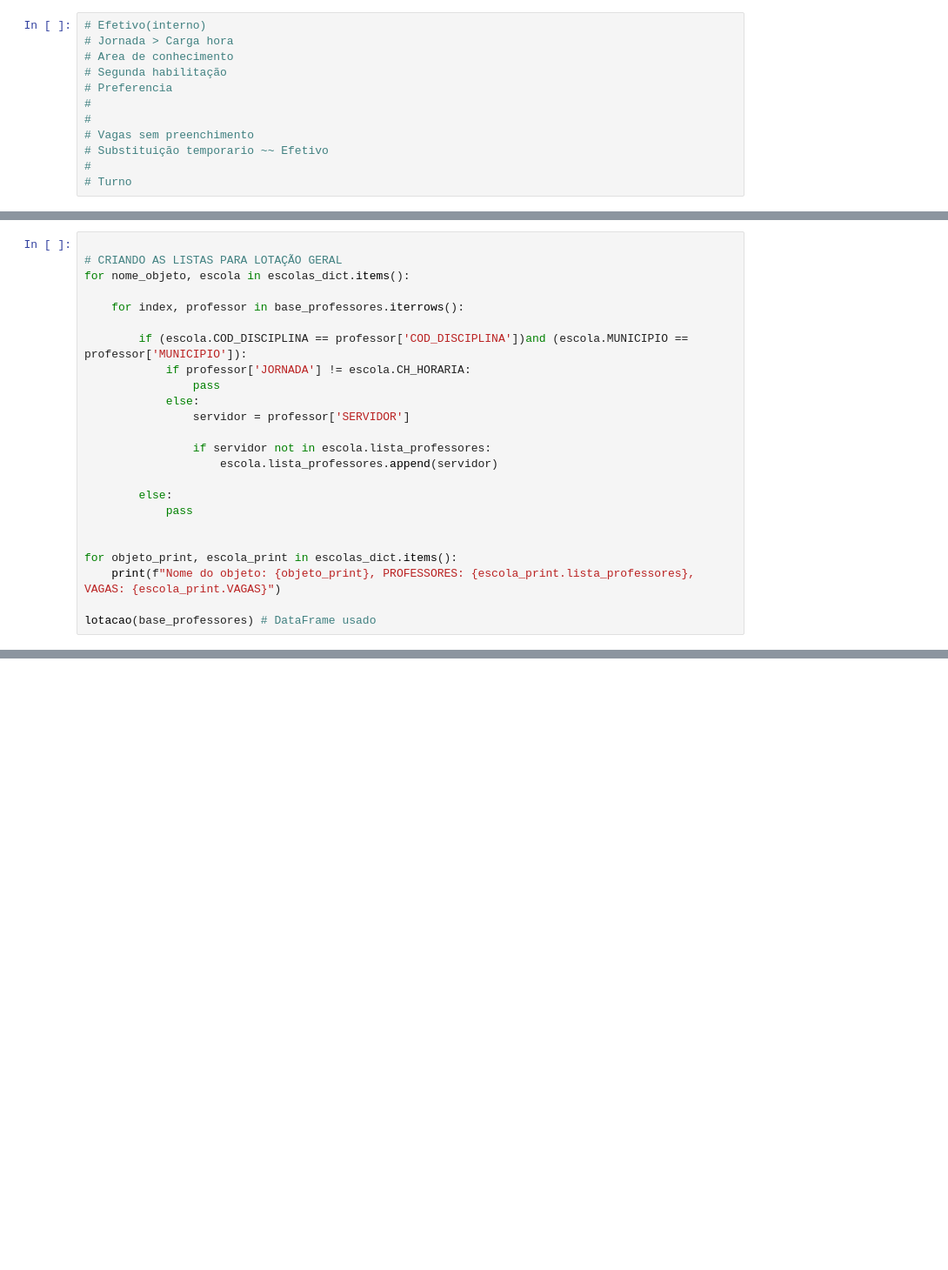
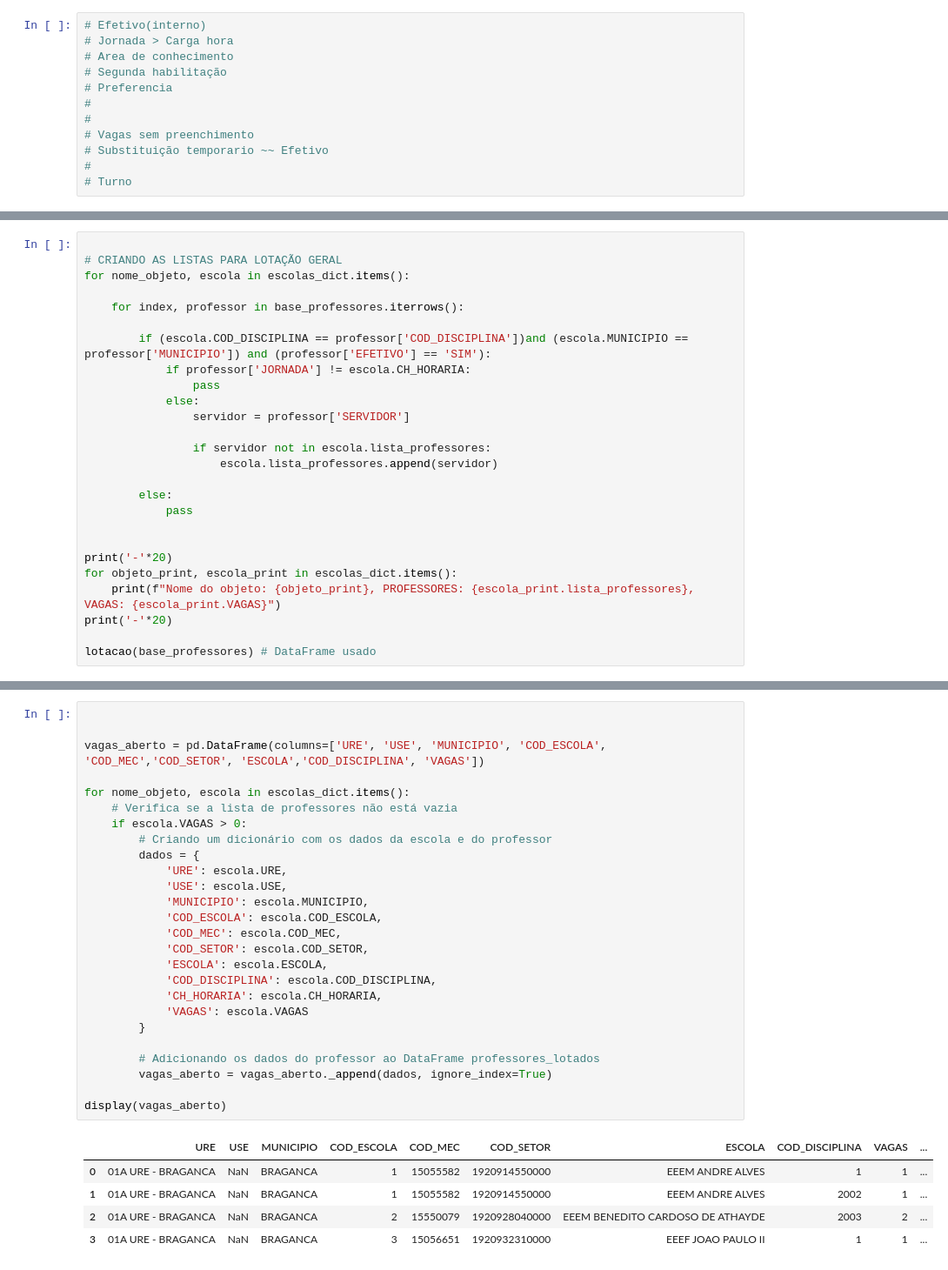
Before and after one commit to LH-Carreira/Algoritmo-lotacao, a Jupyter notebook: 02.ipynb, the cells around one changed output, grey strips where cells are left out. Shown at 87% size. Cells and saved outputs as stored; diff of their text form; blank space fills up the shorter version.

```diff
--- a/02.ipynb
+++ b/02.ipynb
@@ -369,7 +435,7 @@ for nome_objeto, escola in escolas_dict.items():
 
     for index, professor in base_professores.iterrows():
 
-        if (escola.COD_DISCIPLINA == professor['COD_DISCIPLINA'])and (escola.MUNICIPIO == professor['MUNICIPIO']):
+        if (escola.COD_DISCIPLINA == professor['COD_DISCIPLINA'])and (escola.MUNICIPIO == professor['MUNICIPIO']) and (professor['EFETIVO'] == 'SIM'):
             if professor['JORNADA'] != escola.CH_HORARIA:
                 pass
             else:
@@ -382,8 +448,10 @@ for nome_objeto, escola in escolas_dict.items():
             pass
 
 
+print('-'*20)
 for objeto_print, escola_print in escolas_dict.items():
     print(f"Nome do objeto: {objeto_print}, PROFESSORES: {escola_print.lista_professores}, VAGAS: {escola_print.VAGAS}")
+print('-'*20)
 
 lotacao(base_professores) # DataFrame usado
 # %% [output]
@@ -405,3 +499,35 @@ Nome do objeto: escola_5_2003_40, PROFESSORES: ['Professor 18', 'Professor 15',
+# %%
+
+
+vagas_aberto = pd.DataFrame(columns=['URE', 'USE', 'MUNICIPIO', 'COD_ESCOLA', 'COD_MEC','COD_SETOR', 'ESCOLA','COD_DISCIPLINA', 'VAGAS'])
+
+for nome_objeto, escola in escolas_dict.items():
+    # Verifica se a lista de professores não está vazia
+    if escola.VAGAS > 0:
+        # Criando um dicionário com os dados da escola e do professor
+        dados = {
+            'URE': escola.URE,
+            'USE': escola.USE,
+            'MUNICIPIO': escola.MUNICIPIO,
+            'COD_ESCOLA': escola.COD_ESCOLA,
+            'COD_MEC': escola.COD_MEC,
+            'COD_SETOR': escola.COD_SETOR,
+            'ESCOLA': escola.ESCOLA,
+            'COD_DISCIPLINA': escola.COD_DISCIPLINA,
+            'CH_HORARIA': escola.CH_HORARIA,
+            'VAGAS': escola.VAGAS
+        }
+
+        # Adicionando os dados do professor ao DataFrame professores_lotados
+        vagas_aberto = vagas_aberto._append(dados, ignore_index=True)
+
+display(vagas_aberto)
+# %% [output]
+|  | URE | USE | MUNICIPIO | COD_ESCOLA | COD_MEC | COD_SETOR | ESCOLA | COD_DISCIPLINA | VAGAS | ... |
+| 0 | 01A URE - BRAGANCA | NaN | BRAGANCA | 1 | 15055582 | 1920914550000 | EEEM ANDRE ALVES | 1 | 1 | ... |
+| 1 | 01A URE - BRAGANCA | NaN | BRAGANCA | 1 | 15055582 | 1920914550000 | EEEM ANDRE ALVES | 2002 | 1 | ... |
+| 2 | 01A URE - BRAGANCA | NaN | BRAGANCA | 2 | 15550079 | 1920928040000 | EEEM BENEDITO CARDOSO DE ATHAYDE | 2003 | 2 | ... |
+| 3 | 01A URE - BRAGANCA | NaN | BRAGANCA | 3 | 15056651 | 1920932310000 | EEEF JOAO PAULO II | 1 | 1 | ... |
 # %%
 professores_lotados = professores_lotados.sort_values(by='COD_ESCOLA', ascending=True)
 
```
Also changed, not shown: parts of 10 cells of this notebook, 3 other files.
